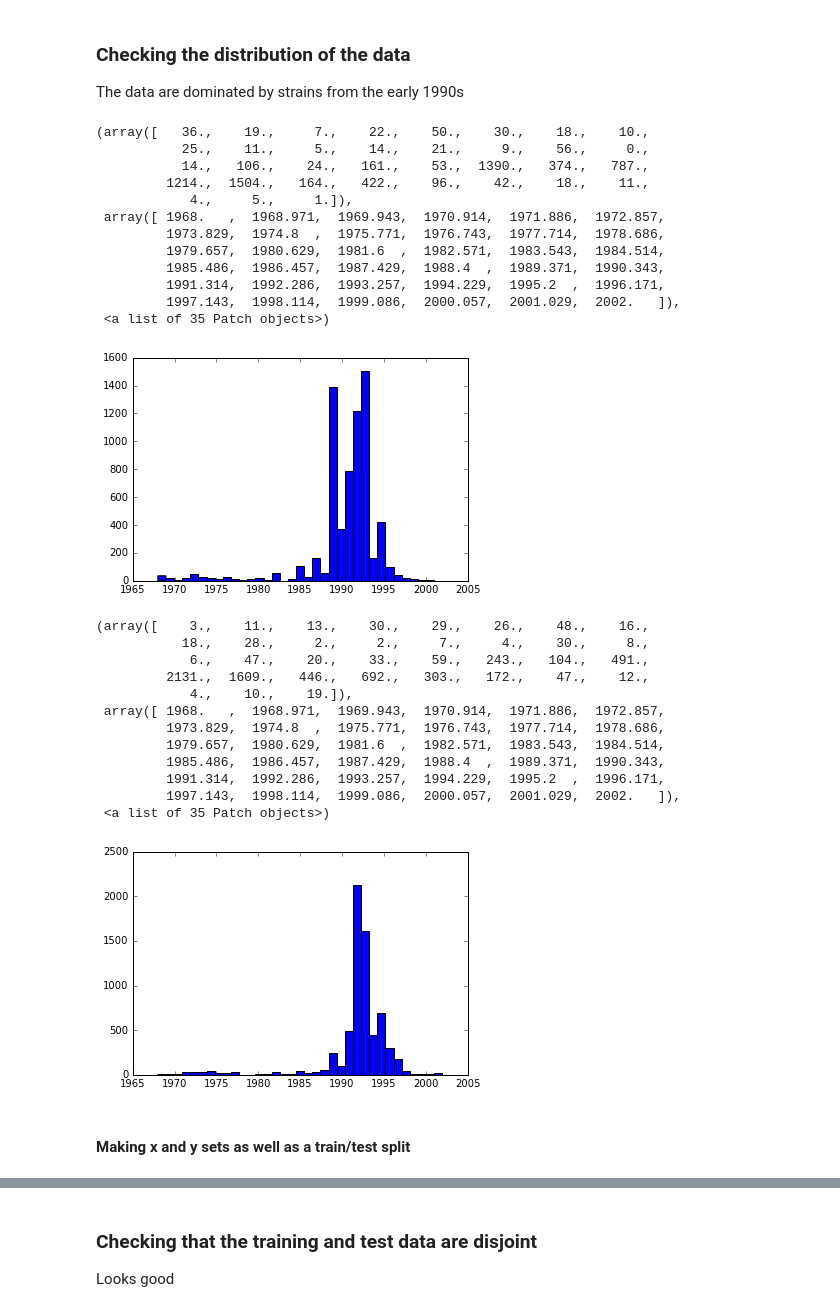
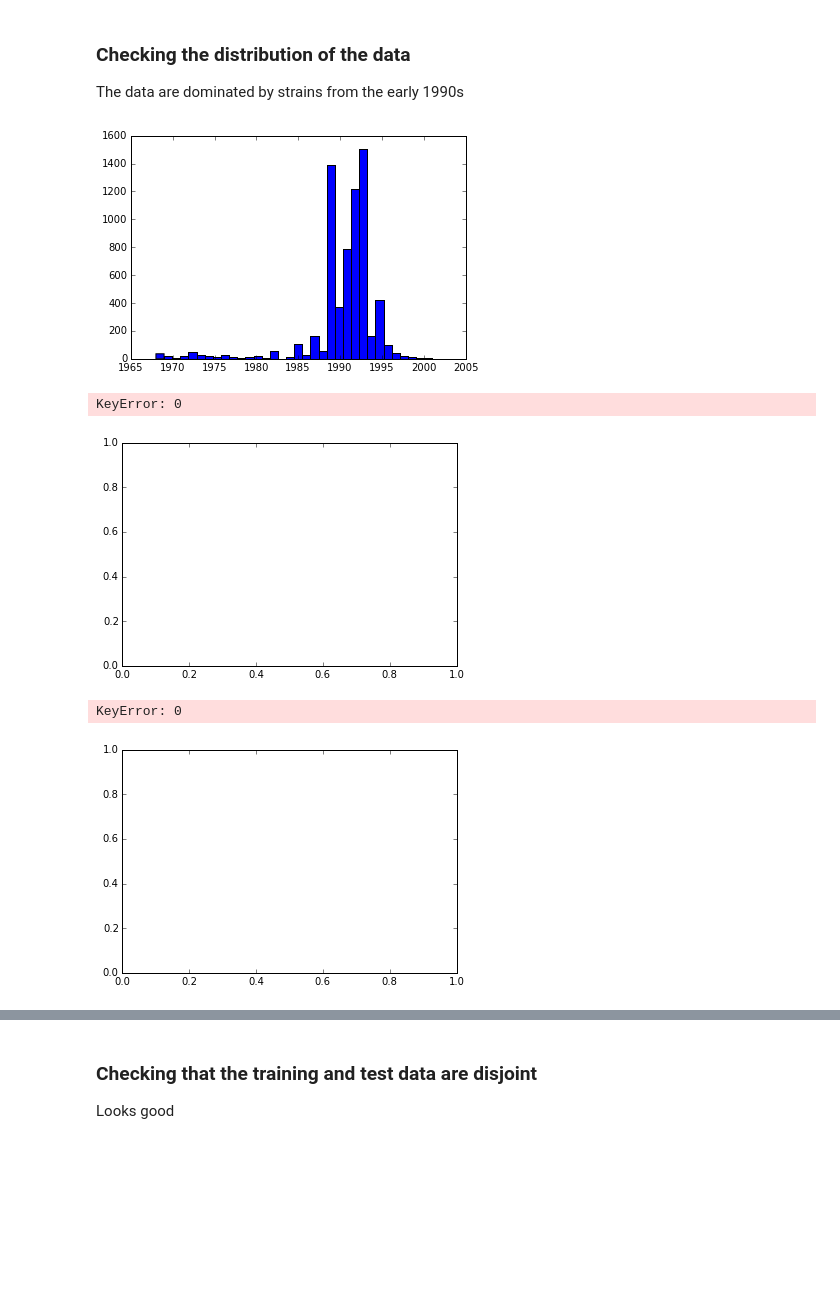
Before and after one commit to Tamarheron/acml, a Jupyter notebook: all_data.ipynb, the cells around one changed output, grey strips where cells are left out. Cells and saved outputs as stored; diff of their text form; code cells hidden in the pictures; blank space fills up the shorter version.

```diff
--- a/all_data.ipynb
+++ b/all_data.ipynb
@@ -150,0 +22,2 @@ print(df.head)
+# %%
+DATAFILE = 'antigenic-genetic-pret8-positional-no-0-and-upto-10-mutations.csv'
@@ -150,0 +28,3 @@ print(df.head)
+# %%
+data = RegressionData(DATAFILE, dropFirstRow=True)
+df = data.df
@@ -154,34 +41,14 @@ The data are dominated by strains from the early 1990s
+# %%
+_ = plt.hist(x, bins=35)
+# %% [output]
+[figure, added]
 # %%
-plt.hist(df['strain_1_dates'], bins = 35)
+_ = plt.hist(df['strain_1_dates'], bins = 35)
 # %% [output]
-(array([   36.,    19.,     7.,    22.,    50.,    30.,    18.,    10.,
-           25.,    11.,     5.,    14.,    21.,     9.,    56.,     0.,
-           14.,   106.,    24.,   161.,    53.,  1390.,   374.,   787.,
-         1214.,  1504.,   164.,   422.,    96.,    42.,    18.,    11.,
-            4.,     5.,     1.]),
- array([ 1968.   ,  1968.971,  1969.943,  1970.914,  1971.886,  1972.857,
-         1973.829,  1974.8  ,  1975.771,  1976.743,  1977.714,  1978.686,
-         1979.657,  1980.629,  1981.6  ,  1982.571,  1983.543,  1984.514,
-         1985.486,  1986.457,  1987.429,  1988.4  ,  1989.371,  1990.343,
-         1991.314,  1992.286,  1993.257,  1994.229,  1995.2  ,  1996.171,
-         1997.143,  1998.114,  1999.086,  2000.057,  2001.029,  2002.   ]),
- <a list of 35 Patch objects>)
+KeyError: 0
-[figure, old version]
+[figure, new version]
 # %%
 plt.hist(df['strain_2_dates'], bins = 35)
 # %% [output]
-(array([    3.,    11.,    13.,    30.,    29.,    26.,    48.,    16.,
-           18.,    28.,     2.,     2.,     7.,     4.,    30.,     8.,
-            6.,    47.,    20.,    33.,    59.,   243.,   104.,   491.,
-         2131.,  1609.,   446.,   692.,   303.,   172.,    47.,    12.,
-            4.,    10.,    19.]),
- array([ 1968.   ,  1968.971,  1969.943,  1970.914,  1971.886,  1972.857,
-         1973.829,  1974.8  ,  1975.771,  1976.743,  1977.714,  1978.686,
-         1979.657,  1980.629,  1981.6  ,  1982.571,  1983.543,  1984.514,
-         1985.486,  1986.457,  1987.429,  1988.4  ,  1989.371,  1990.343,
-         1991.314,  1992.286,  1993.257,  1994.229,  1995.2  ,  1996.171,
-         1997.143,  1998.114,  1999.086,  2000.057,  2001.029,  2002.   ]),
- <a list of 35 Patch objects>)
+KeyError: 0
-[figure, old version]
+[figure, new version]
-# %% [markdown]
-#### Making x and y sets as well as a train/test split
```
Also changed, not shown: parts of 16 cells of this notebook, 3 other files.
